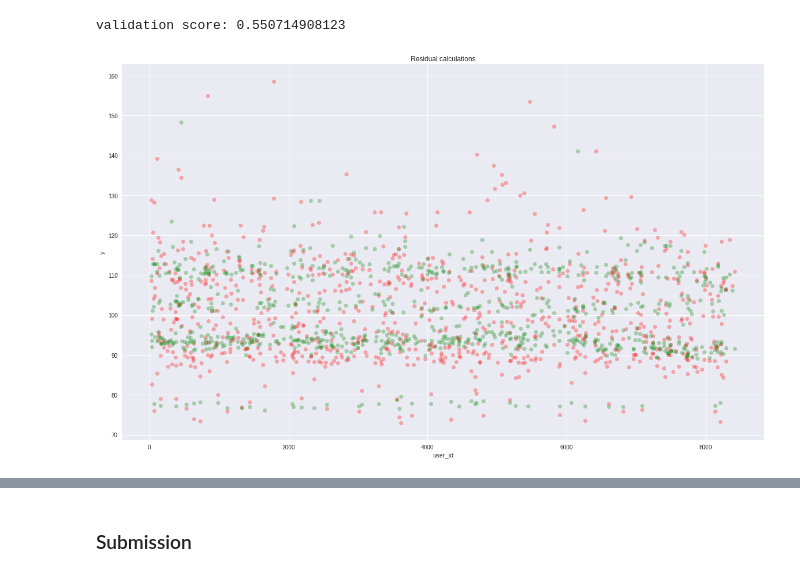
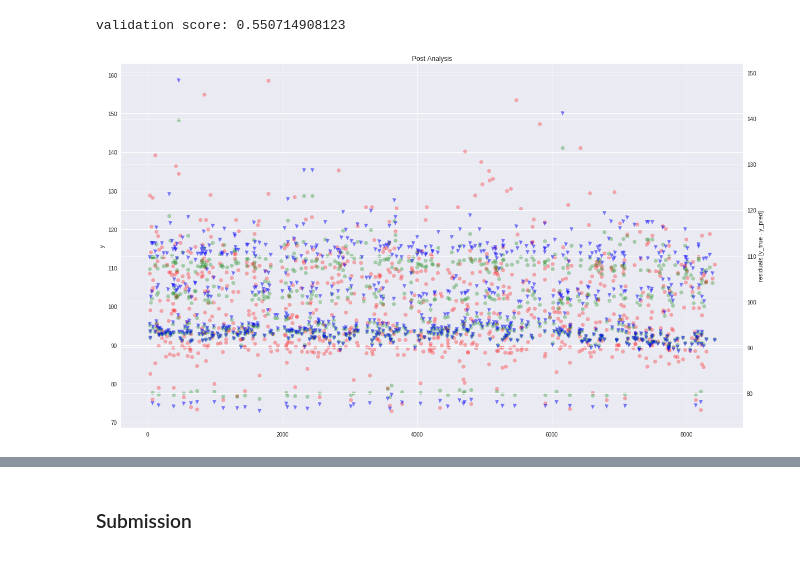
Before and after one commit to jovsa/mercedes-benz-greener-manufacturing, a Jupyter notebook: mercedes-benz-greener-manufacturing/notebooks/initial benchmark.ipynb, the cells around one changed output, grey strips where cells are left out. Saved outputs shown, nothing was run; the diff lists cells and outputs as text; code cells hidden in the pictures.

Commit message:
intial run with post analysis

```diff
--- a/mercedes-benz-greener-manufacturing/notebooks/initial benchmark.ipynb
+++ b/mercedes-benz-greener-manufacturing/notebooks/initial benchmark.ipynb
@@ -96,19 +96,24 @@ validation score: 0.550714908123
 post_analysis = val_x.copy()
 post_analysis['y_pred'] = model.predict(val_x)
 post_analysis['y_true'] = val_y
+post_analysis['residuals'] = post_analysis[['y_pred', 'y_true']].apply(lambda x: x['y_true'] - x['y_pred'], axis=1)
 # %%
 majorLocator = MultipleLocator(10)
 
-fix, ax = plt.subplots(figsize=(20,12))
-plt.title('Residual calculations')
-plt.ylabel('y')
+fix, ax1 = plt.subplots(figsize=(20,12))
+ax2 = ax1.twinx()
+plt.title('Post Analysis')
+ax1.set_ylabel('y')
+ax2.set_ylabel('residuals [y_true - y_pred]')
 plt.xlabel('user_id')
-plt.plot(post_analysis.index.values, post_analysis['y_true'],'ro', alpha=0.30)
-plt.plot(post_analysis.index.values, post_analysis['y_pred'],'go', alpha=0.30)
-ax.yaxis.set_major_locator(majorLocator)
+ax1.plot(post_analysis.index.values, post_analysis['y_true'],'ro', alpha=0.30)
+ax1.plot(post_analysis.index.values, post_analysis['y_pred'],'go', alpha=0.30)
+ax2.plot(post_analysis.index.values, post_analysis['y_pred'],'bv', alpha=0.50)
+ax1.yaxis.set_major_locator(majorLocator)
+ax2.yaxis.set_major_locator(majorLocator)
 plt.show()
 # %% [output]
-[figure, old version]
+[figure, new version]
 # %%
 fig, ax = plt.subplots(figsize=(12,100))
 xgb.plot_importance(model, height=0.8, ax=ax, title='Feature importance of blended model')
```
Also changed, not shown: parts of 1 cell of this notebook.
